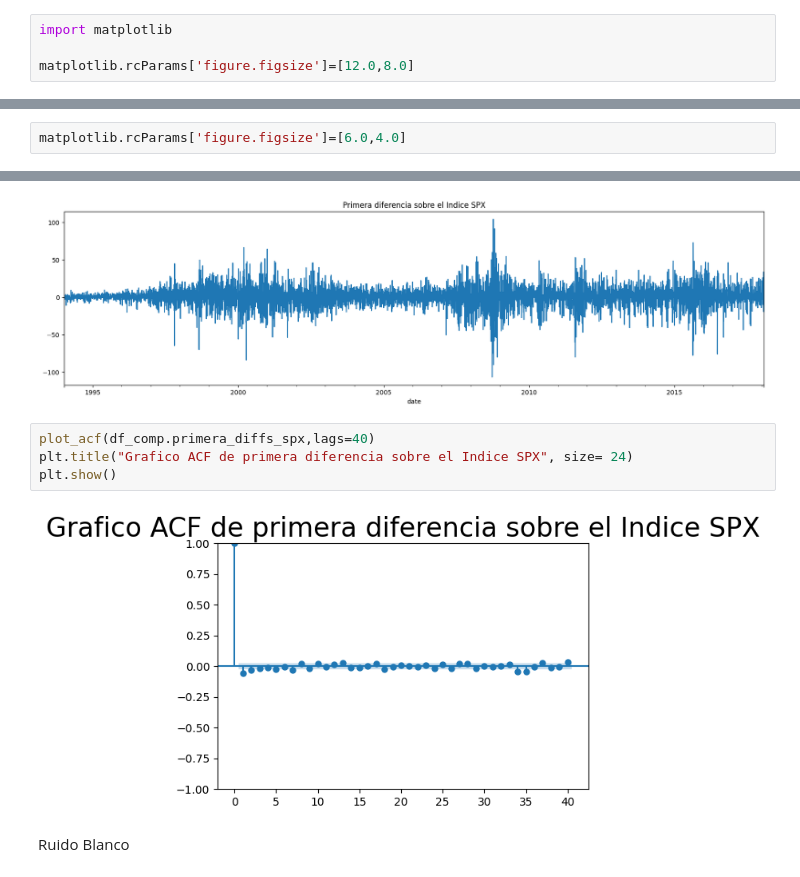
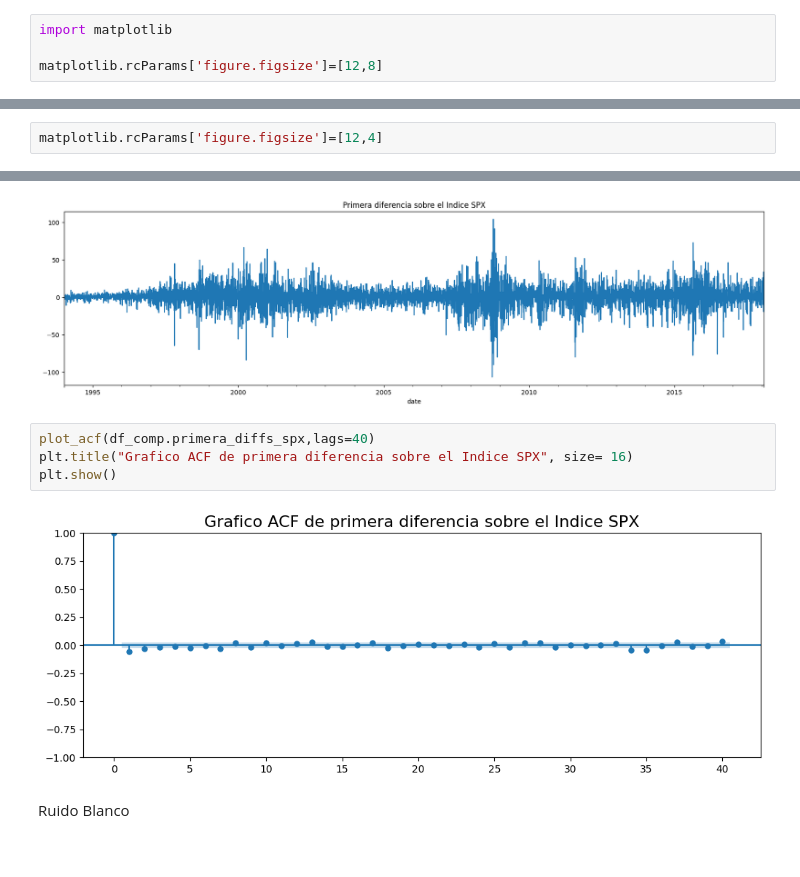
Before and after one commit to waldof86/AST, a Jupyter notebook: AST_Clase_1_ejercicio_1.ipynb, the cells around one changed output, grey strips where cells are left out. Drawn from its saved outputs; the diff is of its cells as text.

```diff
--- a/AST_Clase_1_ejercicio_1.ipynb
+++ b/AST_Clase_1_ejercicio_1.ipynb
@@ -230,7 +233,7 @@ Descomposicion Multiplicativa
 # %%
 import matplotlib
 
-matplotlib.rcParams['figure.figsize']=[12.0,8.0]
+matplotlib.rcParams['figure.figsize']=[12,8]
 # %%
 s_dec_multiplicative = seasonal_decompose(df_comp.spx, model = "multiplicative")
 s_dec_multiplicative.plot()
@@ -244,7 +247,7 @@ Representación gráfica de la Función de Autocorrelación
 from statsmodels.graphics.tsaplots import plot_acf
 from statsmodels.tsa.stattools import acf
 # %%
-matplotlib.rcParams['figure.figsize']=[6.0,4.0]
+matplotlib.rcParams['figure.figsize']=[12,4]
 # %% [markdown]
 Grafico ACF del indice Standard & Poor's 500 (SPX)
 # %%
@@ -302,10 +305,10 @@ plt.show()
 [figure]
 # %%
 plot_acf(df_comp.primera_diffs_spx,lags=40)
-plt.title("Grafico ACF de primera diferencia sobre el Indice SPX", size= 24)
+plt.title("Grafico ACF de primera diferencia sobre el Indice SPX", size= 16)
 plt.show()
 # %% [output]
-[figure, old version]
+[figure, new version]
 # %% [markdown]
 Ruido Blanco
 # %%
```
Also changed, not shown: parts of 16 cells of this notebook, 2 other files.
